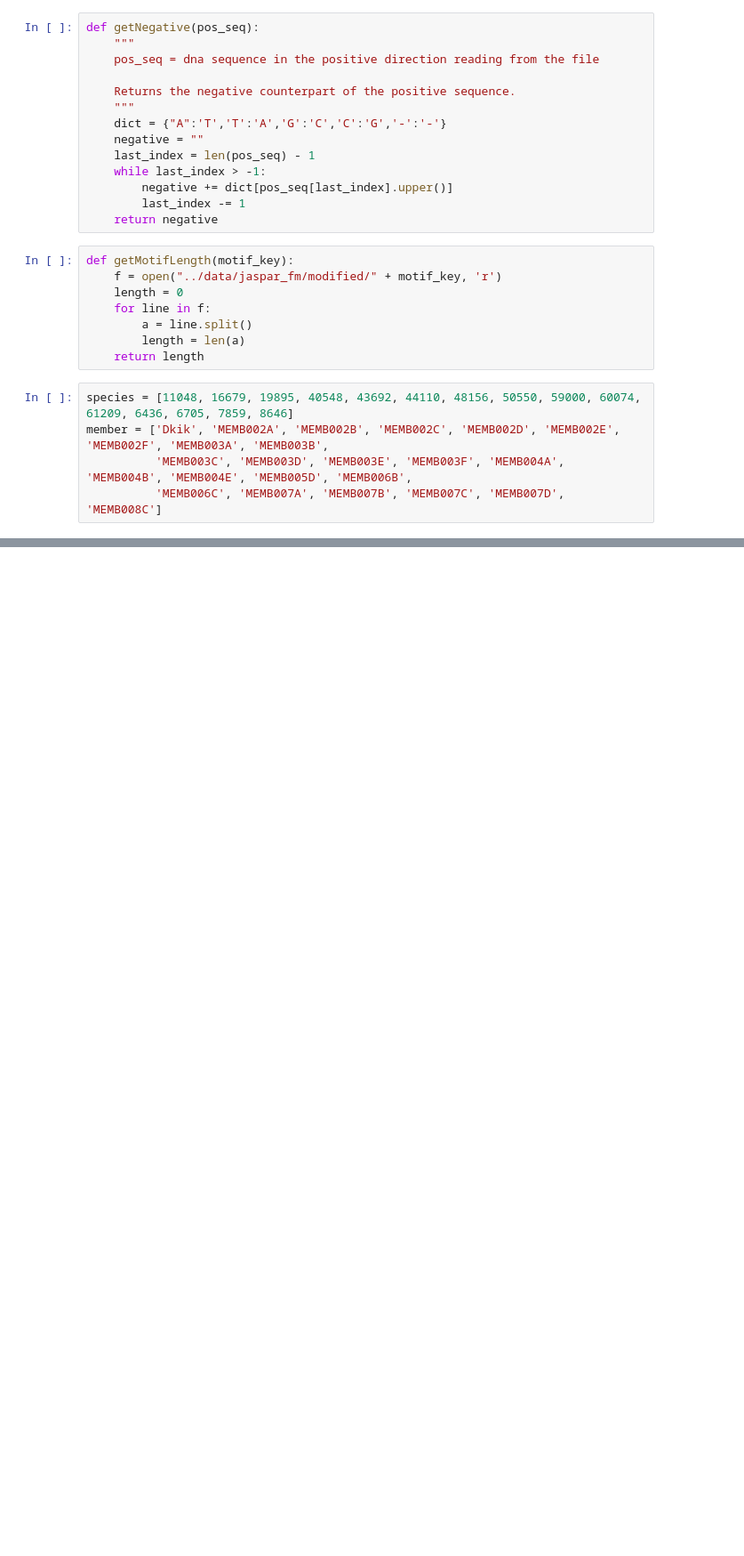
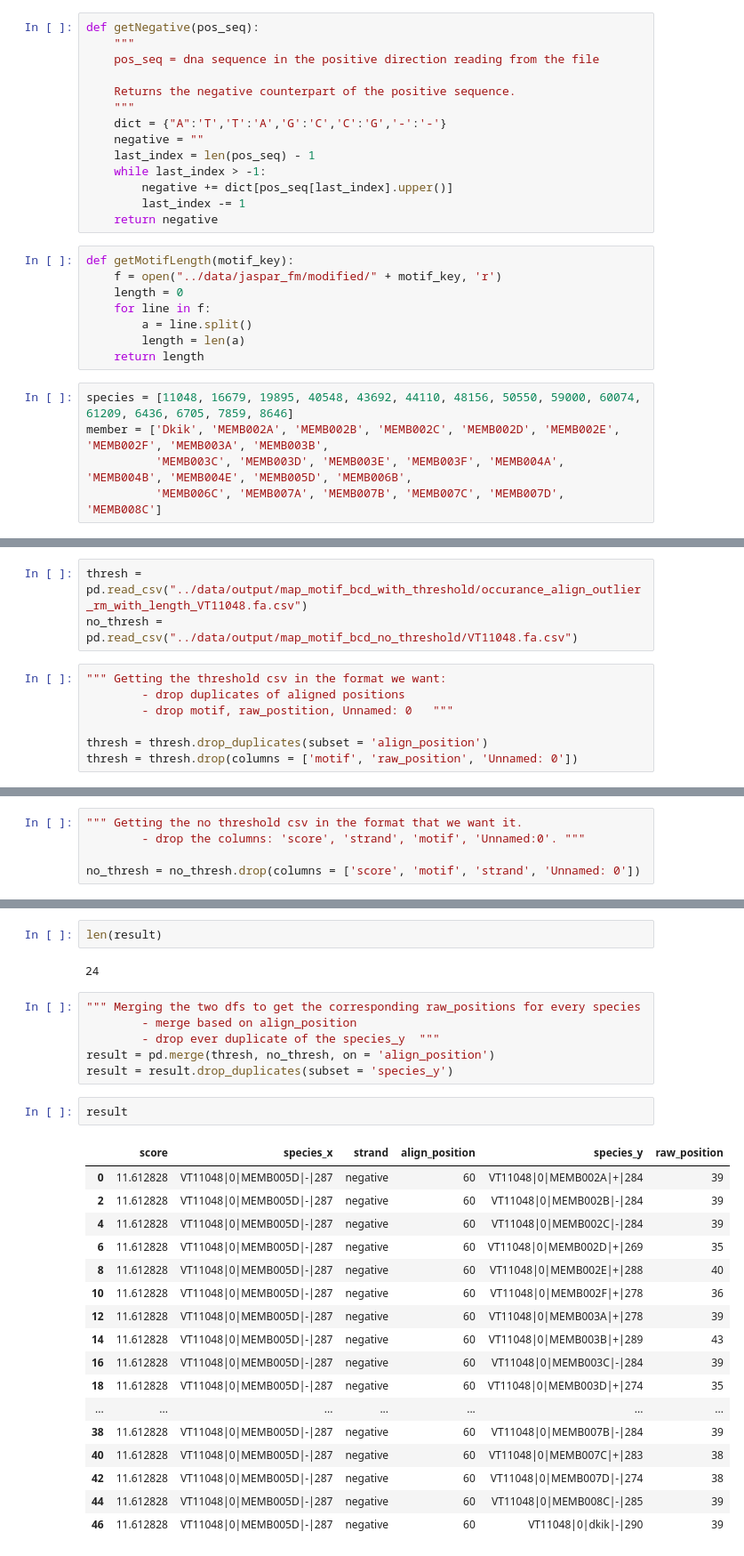
Before and after one commit to DiscoveryDNA/TFBS_presence, a Jupyter notebook: code/full_raw_motif_extraction.ipynb, the cells around one changed output, grey strips where cells are left out. Shown at 89% size. Drawn from its saved outputs; the diff is of its cells as text; blank space fills up the shorter version.

Commit message:
created new notebook 'full_raw_motif_extraction' to rewrite pulling all the raw sequences just to make it neater

```diff
--- a/code/full_raw_motif_extraction.ipynb
+++ b/code/full_raw_motif_extraction.ipynb
@@ -88,0 +50,10 @@ getRawMotifStrings('occurance_align_outlier_rm_with_length_VT11048.fa.csv')
+# %%
+thresh = pd.read_csv("../data/output/map_motif_bcd_with_threshold/occurance_align_outlier_rm_with_length_VT11048.fa.csv")
+no_thresh = pd.read_csv("../data/output/map_motif_bcd_no_threshold/VT11048.fa.csv")
+# %%
+""" Getting the threshold csv in the format we want:
+        - drop duplicates of aligned positions
+        - drop motif, raw_postition, Unnamed: 0   """
+
+thresh = thresh.drop_duplicates(subset = 'align_position')
+thresh = thresh.drop(columns = ['motif', 'raw_position', 'Unnamed: 0'])
@@ -88,0 +65,5 @@ getRawMotifStrings('occurance_align_outlier_rm_with_length_VT11048.fa.csv')
+# %%
+""" Getting the no threshold csv in the format that we want it.
+        - drop the columns: 'score', 'strand', 'motif', 'Unnamed:0'. """
+
+no_thresh = no_thresh.drop(columns = ['score', 'motif', 'strand', 'Unnamed: 0'])
@@ -88,0 +91,30 @@ getRawMotifStrings('occurance_align_outlier_rm_with_length_VT11048.fa.csv')
+# %%
+len(result)
+# %% [output]
+24
+# %%
+""" Merging the two dfs to get the corresponding raw_positions for every species
+        - merge based on align_position
+        - drop ever duplicate of the species_y  """
+result = pd.merge(thresh, no_thresh, on = 'align_position')
+result = result.drop_duplicates(subset = 'species_y')
+# %%
+result
+# %% [output]
+|  | score | species_x | strand | align_position | species_y | raw_position |
+| 0 | 11.612828 | VT11048|0|MEMB005D|-|287 | negative | 60 | VT11048|0|MEMB002A|+|284 | 39 |
+| 2 | 11.612828 | VT11048|0|MEMB005D|-|287 | negative | 60 | VT11048|0|MEMB002B|-|284 | 39 |
+| 4 | 11.612828 | VT11048|0|MEMB005D|-|287 | negative | 60 | VT11048|0|MEMB002C|-|284 | 39 |
+| 6 | 11.612828 | VT11048|0|MEMB005D|-|287 | negative | 60 | VT11048|0|MEMB002D|+|269 | 35 |
+| 8 | 11.612828 | VT11048|0|MEMB005D|-|287 | negative | 60 | VT11048|0|MEMB002E|+|288 | 40 |
+| 10 | 11.612828 | VT11048|0|MEMB005D|-|287 | negative | 60 | VT11048|0|MEMB002F|+|278 | 36 |
+| 12 | 11.612828 | VT11048|0|MEMB005D|-|287 | negative | 60 | VT11048|0|MEMB003A|+|278 | 39 |
+| 14 | 11.612828 | VT11048|0|MEMB005D|-|287 | negative | 60 | VT11048|0|MEMB003B|+|289 | 43 |
+| 16 | 11.612828 | VT11048|0|MEMB005D|-|287 | negative | 60 | VT11048|0|MEMB003C|-|284 | 39 |
+| 18 | 11.612828 | VT11048|0|MEMB005D|-|287 | negative | 60 | VT11048|0|MEMB003D|+|274 | 35 |
+| ... | ... | ... | ... | ... | ... | ... |
+| 38 | 11.612828 | VT11048|0|MEMB005D|-|287 | negative | 60 | VT11048|0|MEMB007B|-|284 | 39 |
+| 40 | 11.612828 | VT11048|0|MEMB005D|-|287 | negative | 60 | VT11048|0|MEMB007C|+|283 | 38 |
+| 42 | 11.612828 | VT11048|0|MEMB005D|-|287 | negative | 60 | VT11048|0|MEMB007D|-|274 | 38 |
+| 44 | 11.612828 | VT11048|0|MEMB005D|-|287 | negative | 60 | VT11048|0|MEMB008C|-|285 | 39 |
+| 46 | 11.612828 | VT11048|0|MEMB005D|-|287 | negative | 60 | VT11048|0|dkik|-|290 | 39 |
```
Also changed, not shown: parts of 7 cells of this notebook, 1 other file.
